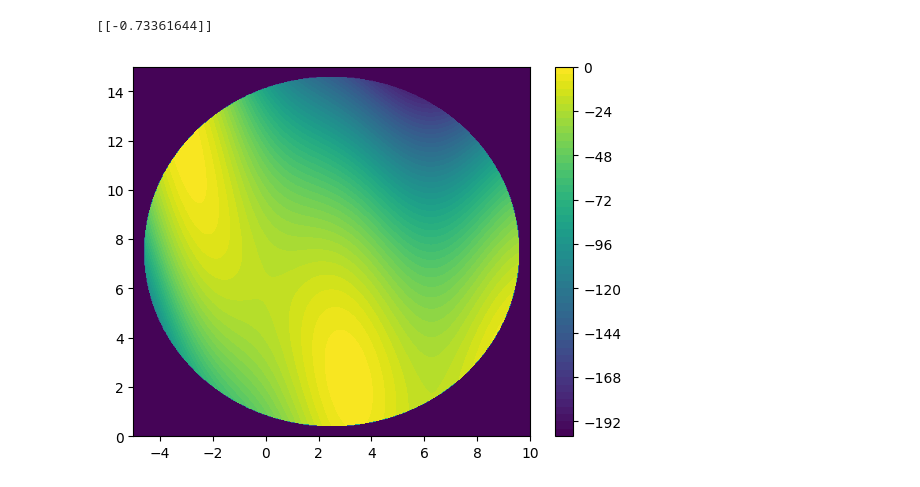
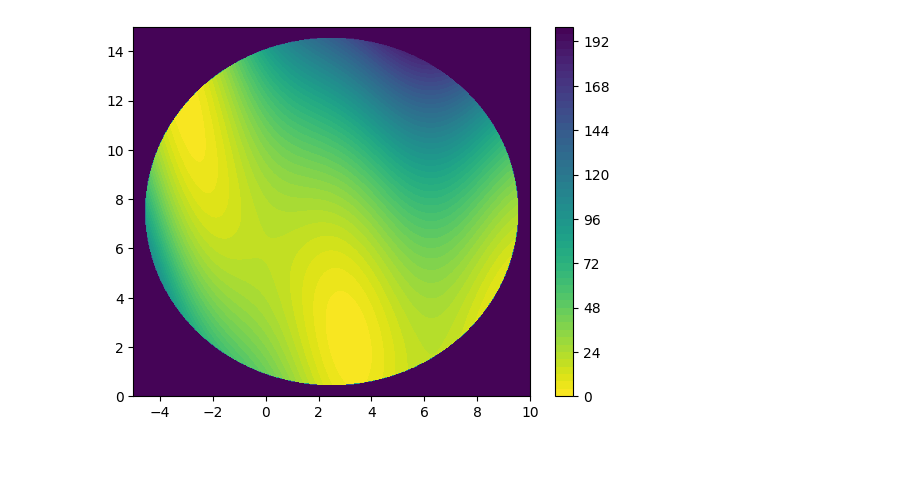
Before and after one commit to davcoope/Bayesian, a Jupyter notebook: Benchmarking/BraninHoo/BOBraninHoo.ipynb, the cells around one changed output. Cells and saved outputs as stored; diff of their text form; code cells hidden in the pictures; blank space fills up the shorter version.

```diff
--- a/Benchmarking/BraninHoo/BOBraninHoo.ipynb
+++ b/Benchmarking/BraninHoo/BOBraninHoo.ipynb
@@ -23,30 +24,31 @@ def BraninHoo(X):
     y = -y.reshape(-1,1)
 
     return y
+
+length_scale = 4
+bounds = np.array([[-5, 10], [0, 15]])
-# %% [output]
-[[-0.73361644]]
 # %%
 X1 = np.linspace(-5, 10, 501, endpoint=True)
 X2 = np.linspace(0, 15, 501, endpoint=True)
 
 # Create the meshgrid
 X1_grid, X2_grid = np.meshgrid(X1, X2)
 
 # Combine the grid into an n**2 x 2 matrix
 candidate_x = np.c_[X1_grid.ravel(), X2_grid.ravel()]
 
-result = BraninHoo(candidate_x).reshape(X1_grid.shape)
+result = -BraninHoo(candidate_x).reshape(X1_grid.shape)
 
 # Plot the contour
-contour = plt.contourf(X1, X2, result, levels=50)
+contour = plt.contourf(X1, X2, result, levels=50, cmap='viridis_r')
 
 # Add a color bar
 plt.colorbar(contour)
 
 # Show the plot
 plt.show()
 # %% [output]
-[figure, old version]
+[figure, new version]
 # %%
 """
 Configure the optimiser.
```
Also changed, not shown: parts of 13 cells of this notebook, 10 other files.
